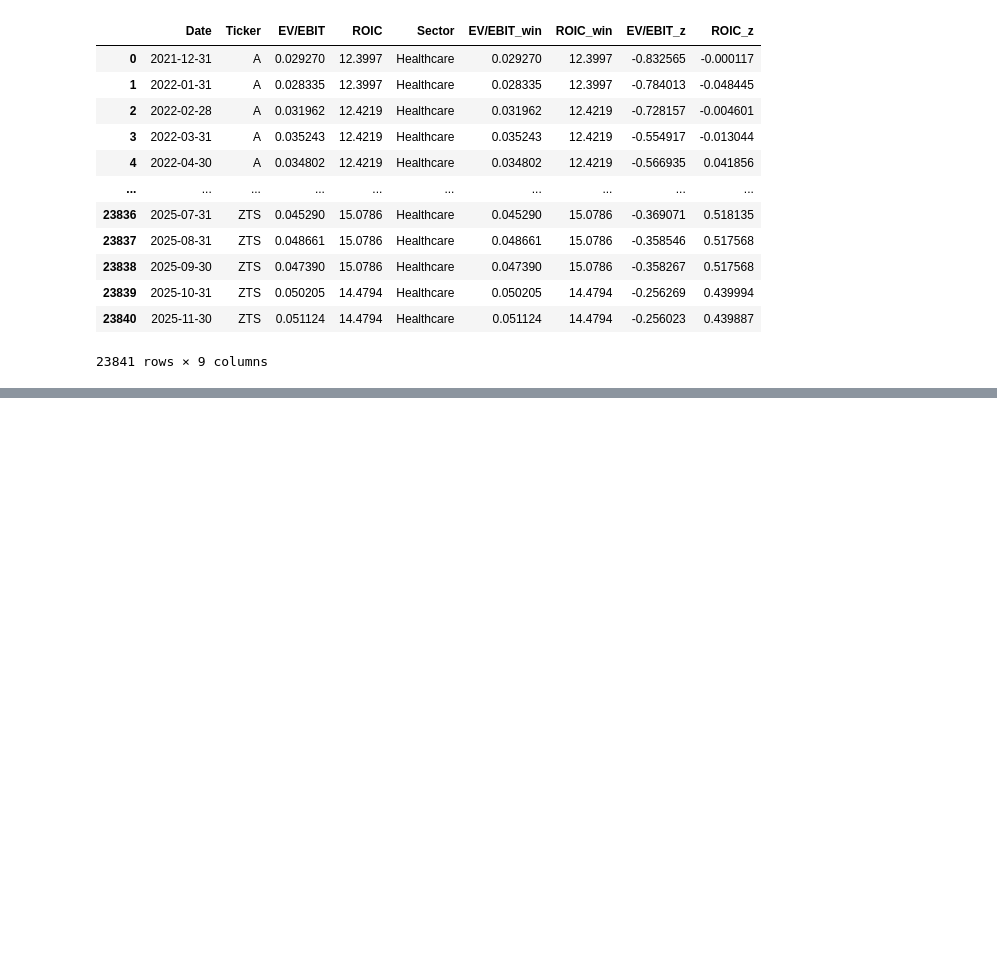
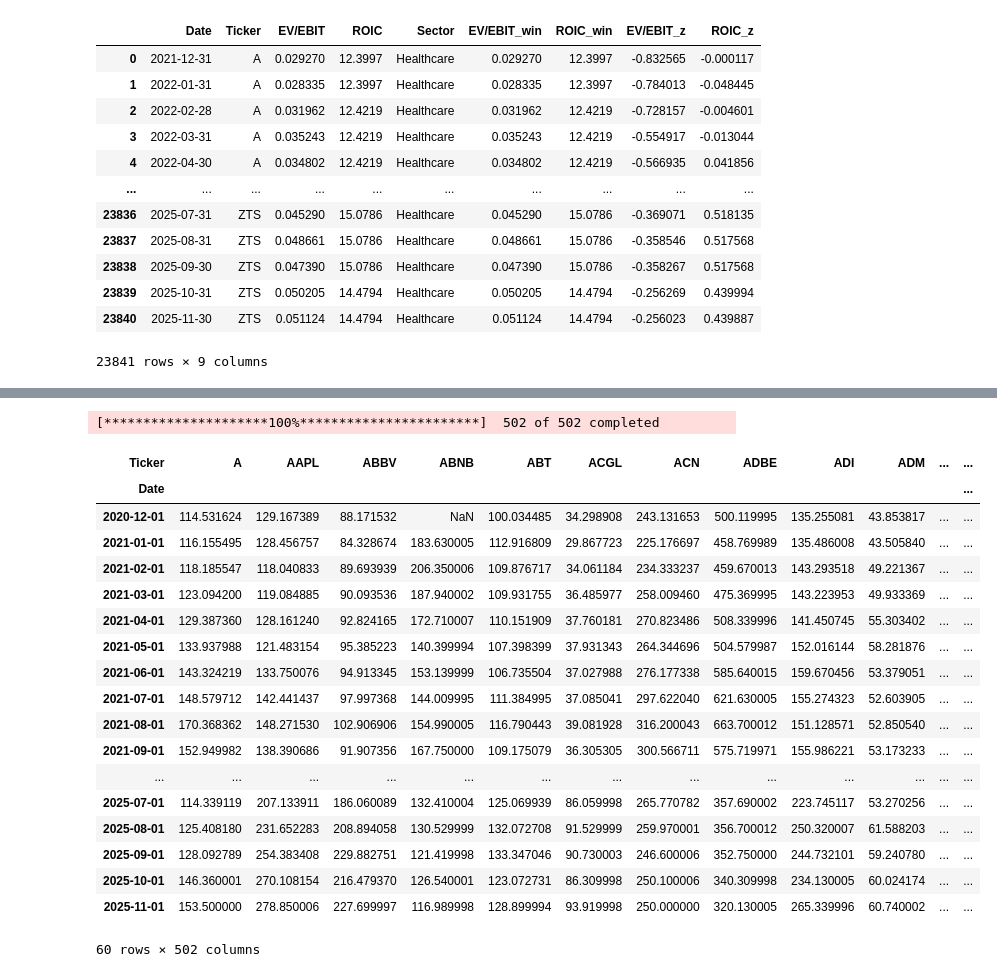
Before and after one commit to timotheemaha/Equities-Capitox-Quant, a Jupyter notebook: strat.ipynb, the cells around one changed output, grey strips where cells are left out. Drawn from its saved outputs; the diff is of its cells as text; code cells hidden in the pictures; blank space fills up the shorter version.

```diff
--- a/strat.ipynb
+++ b/strat.ipynb
@@ -701,0 +728,52 @@ df_signal
+# %%
+try:
+    prices = yf.download(
+        ticker_list,
+        period="5y",
+        interval="1mo",
+        progress=True,
+        auto_adjust=True,
+        threads=True
+    )
+
+    # When auto_adjust=True, yfinance returns adjusted prices directly
+    # For multiple tickers, columns are multi-level: (Price Type, Ticker)
+    # We need to extract just the Close prices
+    if isinstance(prices.columns, pd.MultiIndex):
+        # Multi-ticker case: select 'Close' from the multi-level columns
+        if 'Close' in prices.columns.get_level_values(0):
+            prices = prices['Close']
+        else:
+            print("Available columns:", prices.columns.get_level_values(0).unique().tolist())
+            print("Error: Could not find 'Close' prices in data")
+    else:
+        # Single ticker or already the right format
+        if 'Close' in prices.columns:
+            prices = prices['Close']
+
+except Exception as e:
+    print(f"Error downloading data: {e}")
+# %% [output]
+[*********************100%***********************]  502 of 502 completed
+# %%
+prices
+# %% [output]
+| Ticker | A | AAPL | ABBV | ABNB | ABT | ACGL | ACN | ADBE | ADI | ADM | ... | ... |
+| Date |  |  |  |  |  |  |  |  |  |  |  | ... |
+| 2020-12-01 | 114.531624 | 129.167389 | 88.171532 | NaN | 100.034485 | 34.298908 | 243.131653 | 500.119995 | 135.255081 | 43.853817 | ... | ... |
+| 2021-01-01 | 116.155495 | 128.456757 | 84.328674 | 183.630005 | 112.916809 | 29.867723 | 225.176697 | 458.769989 | 135.486008 | 43.505840 | ... | ... |
+| 2021-02-01 | 118.185547 | 118.040833 | 89.693939 | 206.350006 | 109.876717 | 34.061184 | 234.333237 | 459.670013 | 143.293518 | 49.221367 | ... | ... |
+| 2021-03-01 | 123.094200 | 119.084885 | 90.093536 | 187.940002 | 109.931755 | 36.485977 | 258.009460 | 475.369995 | 143.223953 | 49.933369 | ... | ... |
+| 2021-04-01 | 129.387360 | 128.161240 | 92.824165 | 172.710007 | 110.151909 | 37.760181 | 270.823486 | 508.339996 | 141.450745 | 55.303402 | ... | ... |
+| 2021-05-01 | 133.937988 | 121.483154 | 95.385223 | 140.399994 | 107.398399 | 37.931343 | 264.344696 | 504.579987 | 152.016144 | 58.281876 | ... | ... |
+| 2021-06-01 | 143.324219 | 133.750076 | 94.913345 | 153.139999 | 106.735504 | 37.027988 | 276.177338 | 585.640015 | 159.670456 | 53.379051 | ... | ... |
+| 2021-07-01 | 148.579712 | 142.441437 | 97.997368 | 144.009995 | 111.384995 | 37.085041 | 297.622040 | 621.630005 | 155.274323 | 52.603905 | ... | ... |
+| 2021-08-01 | 170.368362 | 148.271530 | 102.906906 | 154.990005 | 116.790443 | 39.081928 | 316.200043 | 663.700012 | 151.128571 | 52.850540 | ... | ... |
+| 2021-09-01 | 152.949982 | 138.390686 | 91.907356 | 167.750000 | 109.175079 | 36.305305 | 300.566711 | 575.719971 | 155.986221 | 53.173233 | ... | ... |
+| ... | ... | ... | ... | ... | ... | ... | ... | ... | ... | ... | ... | ... |
+| 2025-07-01 | 114.339119 | 207.133911 | 186.060089 | 132.410004 | 125.069939 | 86.059998 | 265.770782 | 357.690002 | 223.745117 | 53.270256 | ... | ... |
+| 2025-08-01 | 125.408180 | 231.652283 | 208.894058 | 130.529999 | 132.072708 | 91.529999 | 259.970001 | 356.700012 | 250.320007 | 61.588203 | ... | ... |
+| 2025-09-01 | 128.092789 | 254.383408 | 229.882751 | 121.419998 | 133.347046 | 90.730003 | 246.600006 | 352.750000 | 244.732101 | 59.240780 | ... | ... |
+| 2025-10-01 | 146.360001 | 270.108154 | 216.479370 | 126.540001 | 123.072731 | 86.309998 | 250.100006 | 340.309998 | 234.130005 | 60.024174 | ... | ... |
+| 2025-11-01 | 153.500000 | 278.850006 | 227.699997 | 116.989998 | 128.899994 | 93.919998 | 250.000000 | 320.130005 | 265.339996 | 60.740002 | ... | ... |
+60 rows × 502 columns
```
Also changed, not shown: parts of 12 cells of this notebook.
